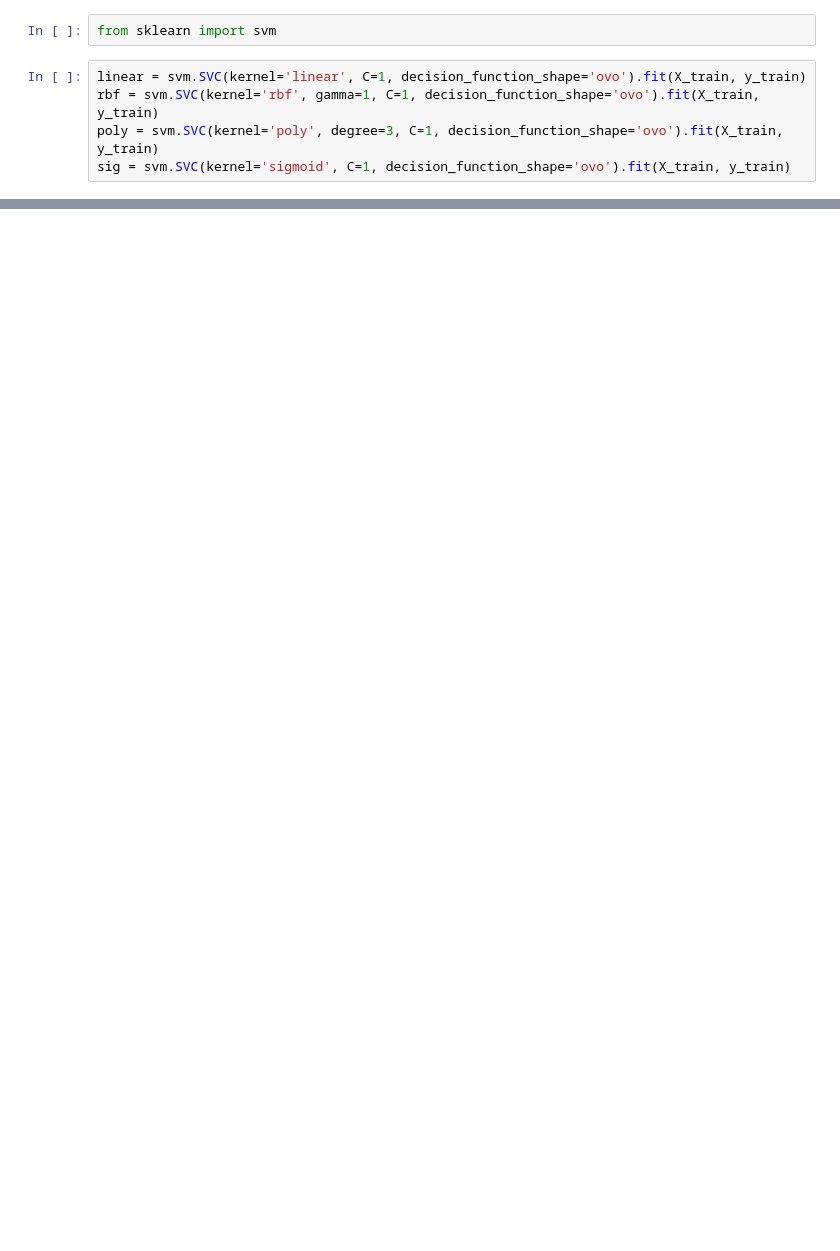
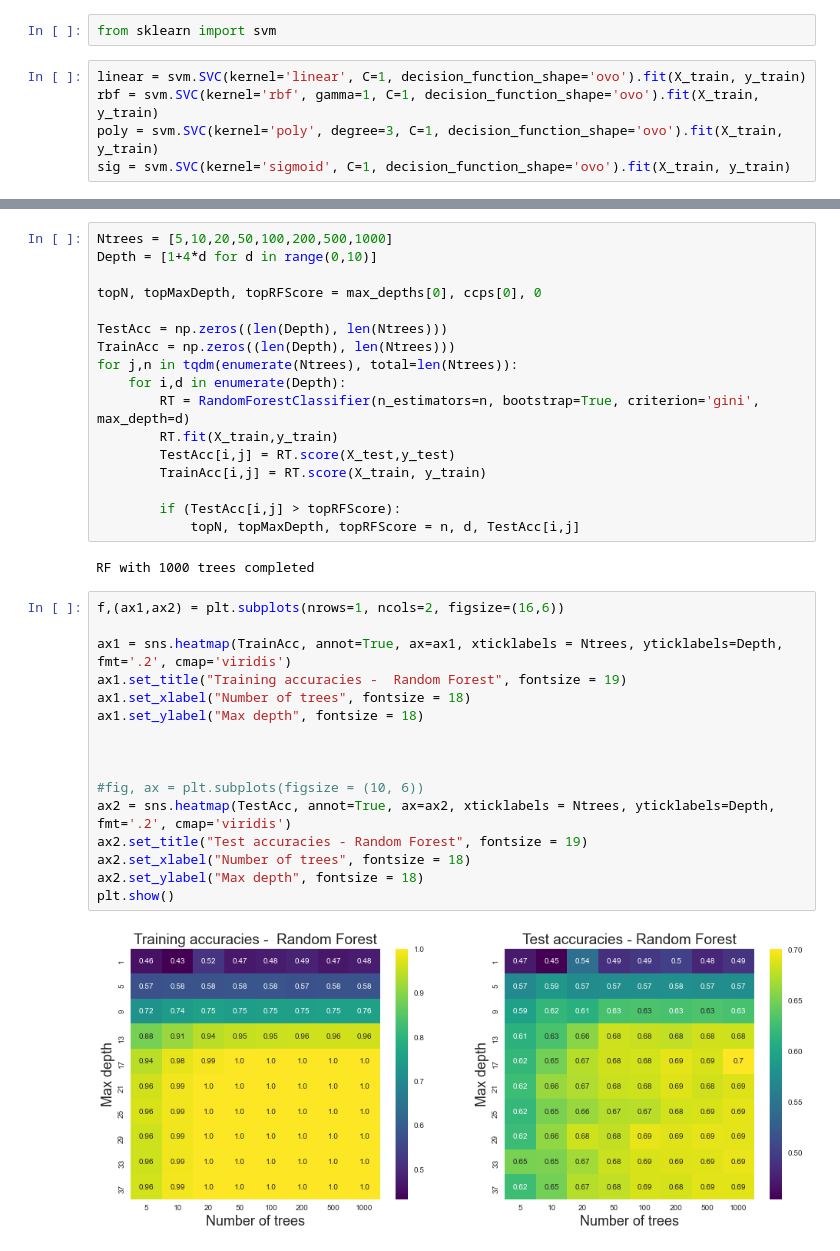
Before and after one commit to andreasala98/WineClass, a Jupyter notebook: WineClassifier.ipynb, the cells around one changed output, grey strips where cells are left out. Cells and saved outputs as stored; diff of their text form; blank space fills up the shorter version.

```diff
--- a/WineClassifier.ipynb
+++ b/WineClassifier.ipynb
@@ -210,0 +260,37 @@ Best accuracy achievable with Random Forest and PCA: 0.4307692307692308
+# %%
+Ntrees = [5,10,20,50,100,200,500,1000]
+Depth = [1+4*d for d in range(0,10)]
+
+topN, topMaxDepth, topRFScore = max_depths[0], ccps[0], 0
+
+TestAcc = np.zeros((len(Depth), len(Ntrees)))
+TrainAcc = np.zeros((len(Depth), len(Ntrees)))
+for j,n in tqdm(enumerate(Ntrees), total=len(Ntrees)):
+    for i,d in enumerate(Depth):
+        RT = RandomForestClassifier(n_estimators=n, bootstrap=True, criterion='gini', max_depth=d)
+        RT.fit(X_train,y_train)
+        TestAcc[i,j] = RT.score(X_test,y_test)
+        TrainAcc[i,j] = RT.score(X_train, y_train)
+
+        if (TestAcc[i,j] > topRFScore):
+            topN, topMaxDepth, topRFScore = n, d, TestAcc[i,j]
+# %% [output]
+RF with 1000 trees completed
+# %%
+f,(ax1,ax2) = plt.subplots(nrows=1, ncols=2, figsize=(16,6))
+
+ax1 = sns.heatmap(TrainAcc, annot=True, ax=ax1, xticklabels = Ntrees, yticklabels=Depth, fmt='.2', cmap='viridis')
+ax1.set_title("Training accuracies -  Random Forest", fontsize = 19)
+ax1.set_xlabel("Number of trees", fontsize = 18)
+ax1.set_ylabel("Max depth", fontsize = 18)
+
+
+
+#fig, ax = plt.subplots(figsize = (10, 6))
+ax2 = sns.heatmap(TestAcc, annot=True, ax=ax2, xticklabels = Ntrees, yticklabels=Depth, fmt='.2', cmap='viridis')
+ax2.set_title("Test accuracies - Random Forest", fontsize = 19)
+ax2.set_xlabel("Number of trees", fontsize = 18)
+ax2.set_ylabel("Max depth", fontsize = 18)
+plt.show()
+# %% [output]
+[figure, added]
```
Also changed, not shown: parts of 77 cells of this notebook, 1 other file.
